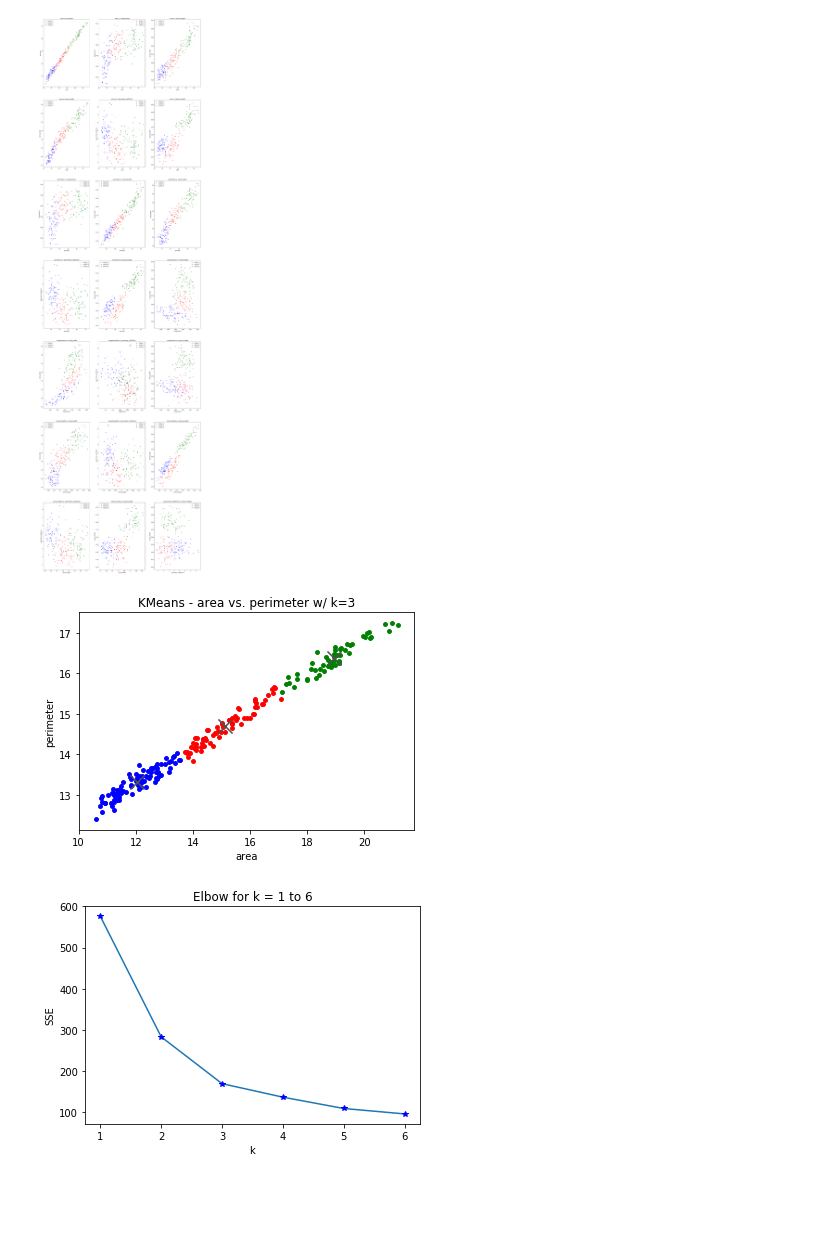
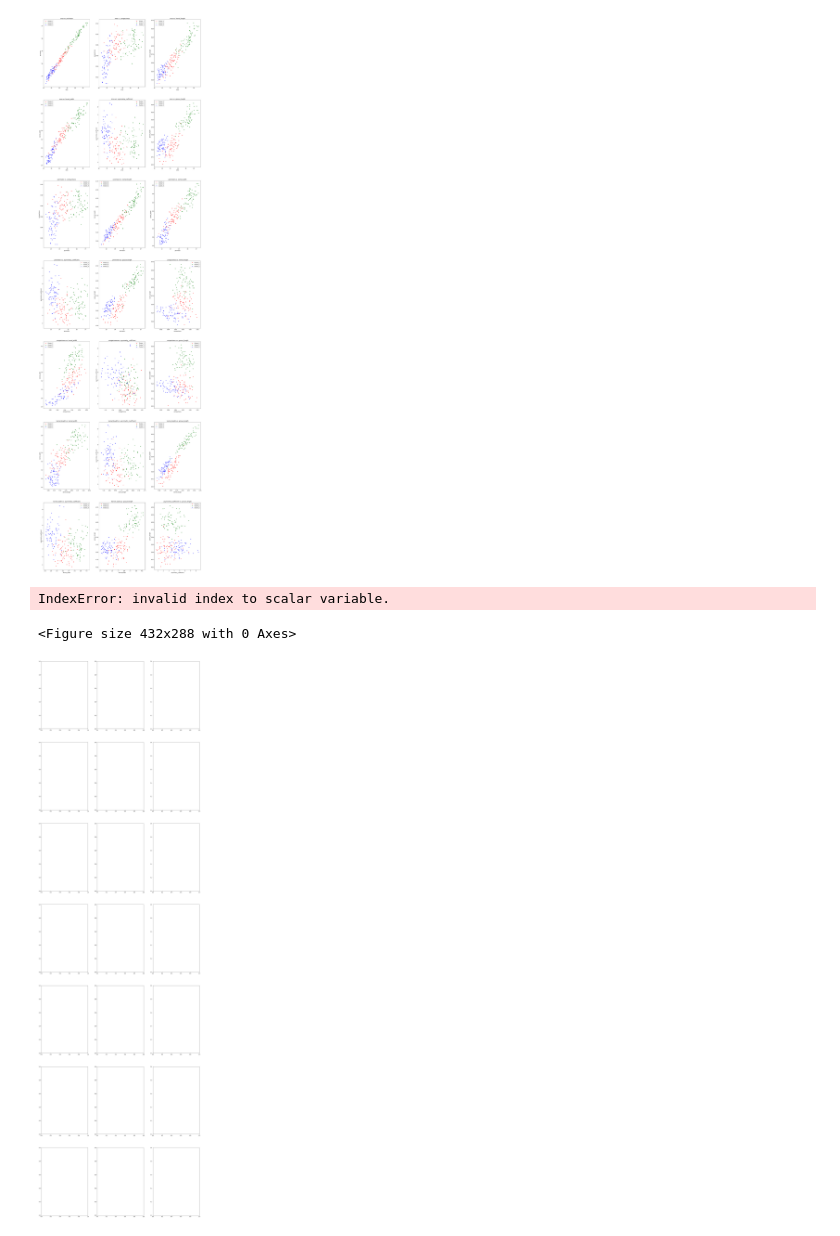
Before and after one commit to rahadiankp/kmeans-kk, a Jupyter notebook: TUGAS 2 KK - K-MEANS.ipynb, the cells around one changed output. Cells and saved outputs as stored; diff of their text form; code cells hidden in the pictures; blank space fills up the shorter version.

Commit message:
multi attribute, bugged plot

```diff
--- a/TUGAS 2 KK - K-MEANS.ipynb
+++ b/TUGAS 2 KK - K-MEANS.ipynb
@@ -92,13 +92,15 @@ for column in combinations(dataset.columns[:7], 2):
 import random
 from itertools import combinations
 from copy import deepcopy
+from math import acos, pi
 
 class KMeans(object):
-    def __init__(self, dataset, k = 2, keycols = [], epsilon = 0.0001):
+    def __init__(self, dataset, k = 2, keycols = [], epsilon = 0.0001, with_output = False):
         self.dataset = dataset
         self.k = k
         self.keycols = keycols
         self.epsilon = epsilon
+        self.with_output = with_output
 
     def run(self):
         self.data = self.__generate_data()
@@ -130,7 +132,8 @@ class KMeans(object):
         print(self.clusters)
 
     def plot(self):
-        colors = ['r', 'g', 'b', 'c', 'm', 'k']
+        '''
+        colors = ['r', 'g', 'b', 'c', 'm', 'k', 'y']
         fig, ax = plt.subplots()
         for idx in range(self.k):
             p = np.array([self.data[jdx] for jdx in range(len(self.data)) if self.clusters[jdx] == idx])
@@ -139,6 +142,21 @@ class KMeans(object):
         plt.title('KMeans - '+self.keycols[0]+' vs. '+self.keycols[1]+' w/ k='+str(self.k))
         plt.xlabel(self.keycols[0])
         plt.ylabel(self.keycols[1])
+        plt.show()
+        '''
+        plt.figure()
+        fig,ax=plt.subplots(7,3,figsize=(25, 90))
+        count = 0
+        color = ['r', 'g', 'b', 'c', 'm', 'k', 'y']
+        for column in combinations(self.keycols, 2):
+            idj = count%3
+            idi = count//3
+            for i in range(3):
+                ax[idi][idj].scatter(self.clusters[i][[0]].values, self.clusters[i][column[1]].values,
+                             c=color[i], label='Cluster_'+str(i+1), s=15)
+                ax[idi][idj].set(title=column[0]+' vs. '+column[1], xlabel=column[0], ylabel=column[1])
+                ax[idi][idj].legend()
+            count += 1
         plt.show()
 
     def sse(self, k = 0):
@@ -158,51 +176,72 @@ class KMeans(object):
             self.run()
             sse += [self.sse(k)]
             #rint("Cluster", k, "SSE", sse)
+        points = np.array(list(zip(range(k_start, k_end+1), sse)))
         plt.plot(range(k_start, k_end+1), sse)
         plt.plot(range(k_start, k_end+1), sse, 'b*')
+
+        #angle
+        deg = [999]
+        for k in range(1, len(points)-1):
+            print(points[k-1], points[k], points[k+1])
+            a = self.__distance(points[k], points[k-1], None)
+            b = self.__distance(points[k], points[k+1], None)
+            c = self.__distance(points[k+1], points[k-1], None)
+            temp = (a*a + b*b - c*c)/(2*a*b)
+            print(acos(temp) * 180/pi)
+
+        deg += [999]
+
         plt.title('Elbow for k = '+str(k_start)+' to '+str(k_end))
         plt.xlabel('k')
         plt.ylabel('SSE')
         plt.show()
 
     def __distance(self, p1, p2, axis = 1):
         return np.linalg.norm(p1-p2, axis=axis)
 
     def __generate_data(self):
-        x = self.dataset[self.keycols[0]].values
-        y = self.dataset[self.keycols[1]].values
+        axis = []
+        if not self.keycols:
+            self.keycols = list(self.dataset.columns)
+            if self.with_output:
+                self.keycols = self.keycols[:len(self.keycols)-1]
+        for col in self.keycols:
+            axis += [self.dataset[col].values]
 
-        return np.array(list(zip(x, y)), dtype=np.float32)
+        return np.array(list(zip(*axis)), dtype=np.float32)
 
     def __generate_centroids(self):
-        centroids_x = np.random.randint(np.min(self.data[:, 0])-self.epsilon-1,
-                                        np.max(self.data[:, 0])+self.epsilon+1,
-                                        size = self.k
-        )
-        centroids_y = np.random.randint(np.min(self.data[:, 1])-self.epsilon-1,
-                                        np.max(self.data[:, 1])+self.epsilon+1,
-                                        size = self.k
-        )
+        centroids = []
+        for i in range(len(self.keycols)):
+            centroids += [
+                np.random.randint(
+                            np.min(self.data[:, i])-1,
+                            np.max(self.data[:, i])+1,
+                            size = self.k
+                )
+            ]
 
-        return np.array(list(zip(centroids_x, centroids_y)), dtype=np.float32)
+        return np.array(list(zip(*centroids)), dtype=np.float32)
 
     def set_k(self, k):
         self.k = k
 
     def get_k(self):
         return self.k
 
     def set_keycols(self, keycols):
         self.keycols = keycols
 
     def get_keycols(self):
         return self.keycols
 
-a = KMeans(dataset, 3,['area', 'perimeter'])
+a = KMeans(dataset, 3, [], with_output = True)
 a.run()
 #a.show_clusters()
 a.plot()
 a.elbow(1, 6)
 # %% [output]
+IndexError: invalid index to scalar variable.
+<Figure size 432x288 with 0 Axes>
-[figure, old version]
+[figure, new version]
-[figure, removed]
```
Also changed, not shown: parts of 1 cell of this notebook.
